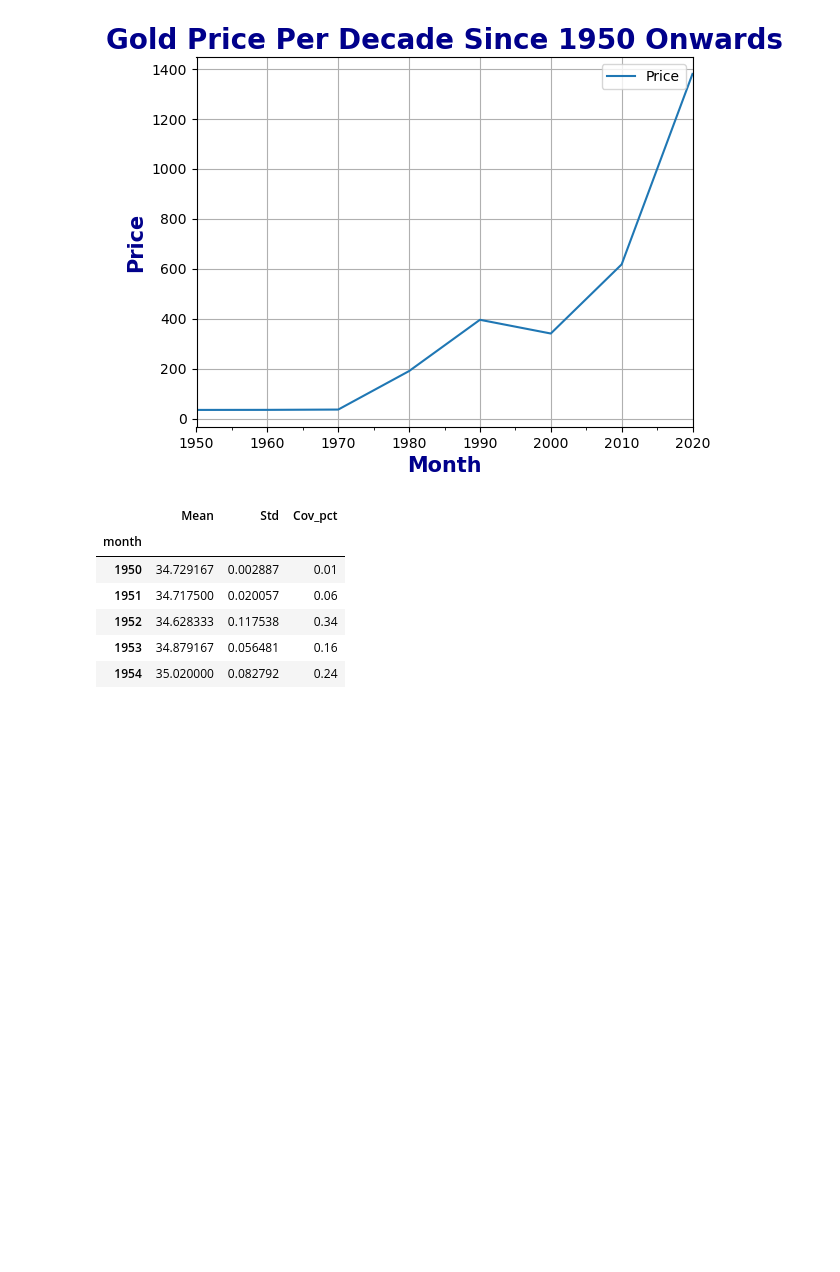
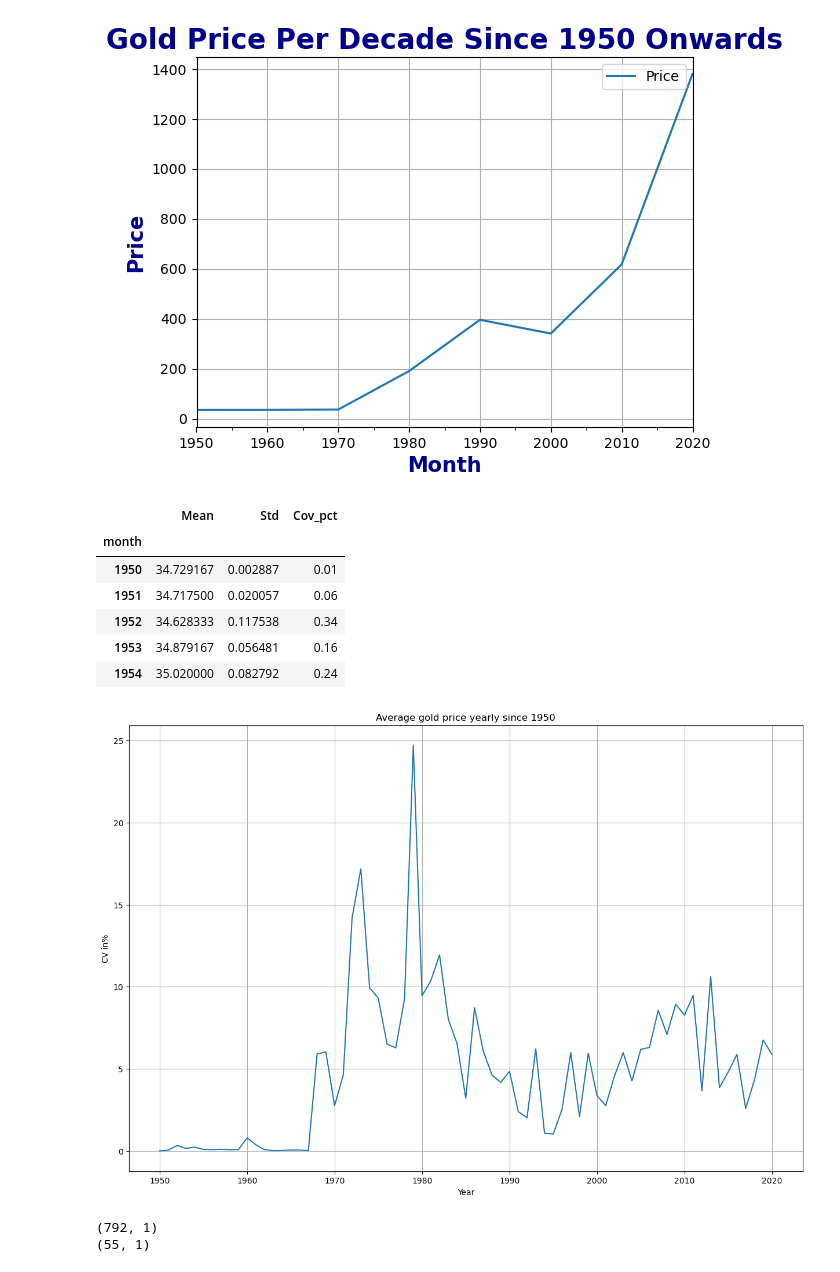
Before and after one commit to ss5613/Sales_Forecasting, a Jupyter notebook: Sales_Forecasting.ipynb, the cells around one changed output. Cells and saved outputs as stored; diff of their text form; code cells hidden in the pictures; blank space fills up the shorter version.

```diff
--- a/Sales_Forecasting.ipynb
+++ b/Sales_Forecasting.ipynb
@@ -145,6 +145,11 @@ df_1.head()
 | 1953 | 34.879167 | 0.056481 | 0.16 |
 | 1954 | 35.020000 | 0.082792 | 0.24 |
 # %%
-fig, ax = plt.subplots(figsize = (15,10))\
+fig, ax = plt.subplots(figsize = (15,10))
 df_1['Cov_pct'].plot()
-plt.title
+plt.title("Average gold price yearly since 1950")
+plt.xlabel("Year")
+plt.ylabel('CV in%')
+plt.grid()
+# %% [output]
+[figure, added]
@@ -150,0 +159,6 @@ plt.title
+# %%
+print(train.shape)
+print(test.shape)
+# %% [output]
+(792, 1)
+(55, 1)
```
Also changed, not shown: parts of 21 cells of this notebook.
